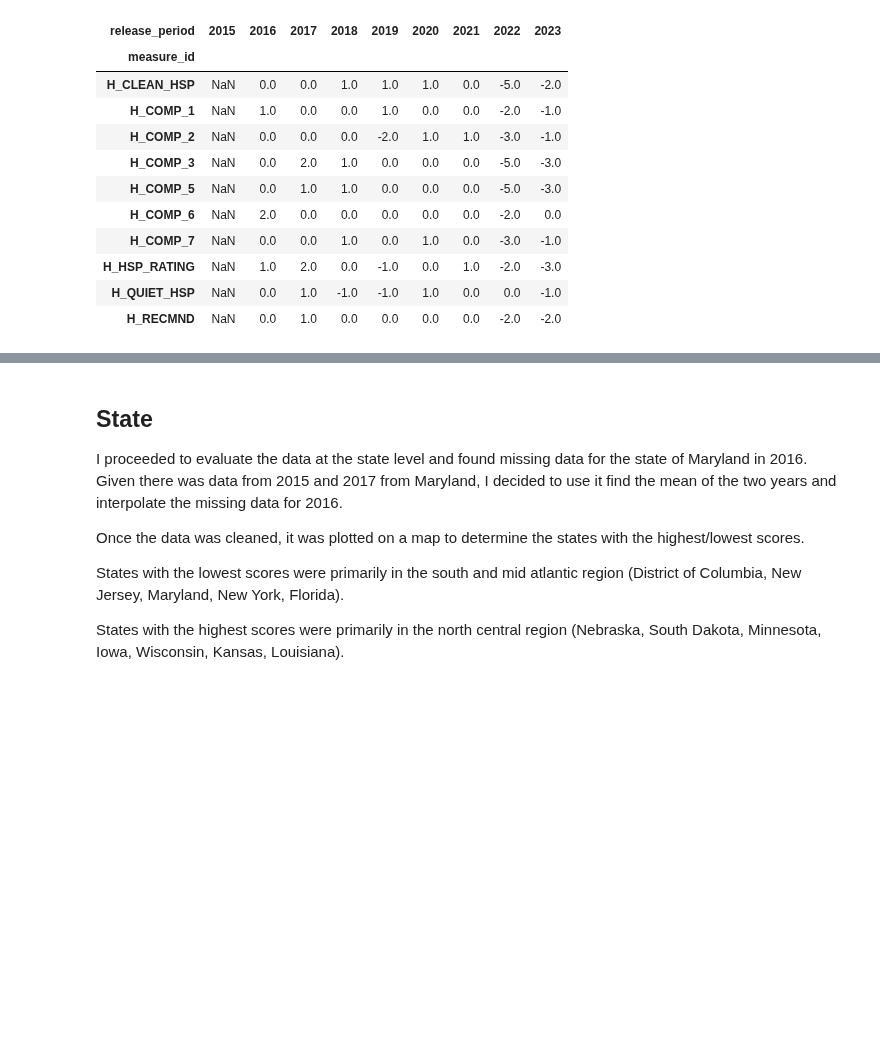
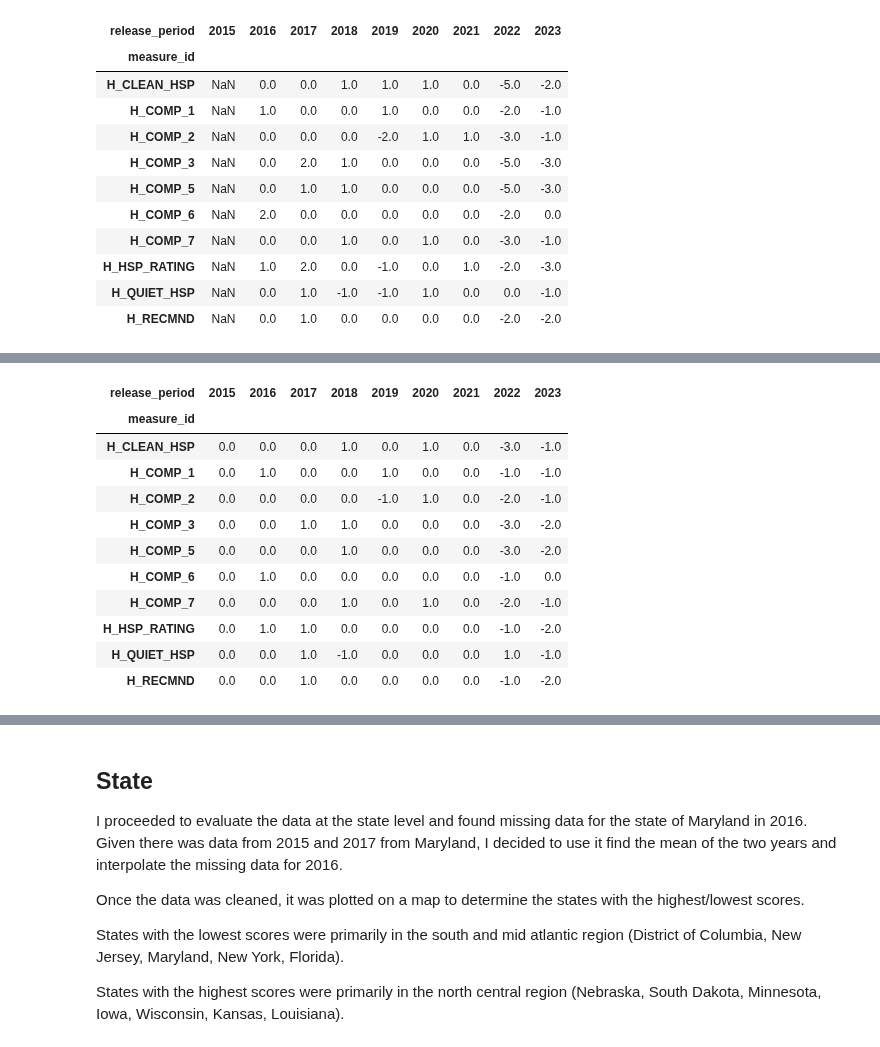
Before and after one commit to andyguo0228/maven_healthcare, a Jupyter notebook: maven_healthcare.ipynb, the cells around one changed output, grey strips where cells are left out. Cells and saved outputs as stored; diff of their text form; code cells hidden in the pictures; blank space fills up the shorter version.

```diff
--- a/maven_healthcare.ipynb
+++ b/maven_healthcare.ipynb
@@ -192,0 +222,20 @@ plt.show()
+# %%
+df1 = national_results.sort_values(by=['measure_id', 'release_period'])
+df1['change'] = df1.groupby('measure_id')['top-box_percentage'].diff().fillna(0)
+df1 = df1[['release_period', 'measure_id', 'change']]
+df1['release_period'] = df1['release_period'].dt.year
+df1 = df1.pivot(index='measure_id', columns='release_period', values='change')
+df1
+# %% [output]
+| release_period | 2015 | 2016 | 2017 | 2018 | 2019 | 2020 | 2021 | 2022 | 2023 |
+| measure_id |  |  |  |  |  |  |  |  |  |
+| H_CLEAN_HSP | 0.0 | 0.0 | 0.0 | 1.0 | 0.0 | 1.0 | 0.0 | -3.0 | -1.0 |
+| H_COMP_1 | 0.0 | 1.0 | 0.0 | 0.0 | 1.0 | 0.0 | 0.0 | -1.0 | -1.0 |
+| H_COMP_2 | 0.0 | 0.0 | 0.0 | 0.0 | -1.0 | 1.0 | 0.0 | -2.0 | -1.0 |
+| H_COMP_3 | 0.0 | 0.0 | 1.0 | 1.0 | 0.0 | 0.0 | 0.0 | -3.0 | -2.0 |
+| H_COMP_5 | 0.0 | 0.0 | 0.0 | 1.0 | 0.0 | 0.0 | 0.0 | -3.0 | -2.0 |
+| H_COMP_6 | 0.0 | 1.0 | 0.0 | 0.0 | 0.0 | 0.0 | 0.0 | -1.0 | 0.0 |
+| H_COMP_7 | 0.0 | 0.0 | 0.0 | 1.0 | 0.0 | 1.0 | 0.0 | -2.0 | -1.0 |
+| H_HSP_RATING | 0.0 | 1.0 | 1.0 | 0.0 | 0.0 | 0.0 | 0.0 | -1.0 | -2.0 |
+| H_QUIET_HSP | 0.0 | 0.0 | 1.0 | -1.0 | 0.0 | 0.0 | 0.0 | 1.0 | -1.0 |
+| H_RECMND | 0.0 | 0.0 | 1.0 | 0.0 | 0.0 | 0.0 | 0.0 | -1.0 | -2.0 |
```
Also changed, not shown: parts of 9 cells of this notebook, 1 other file.
